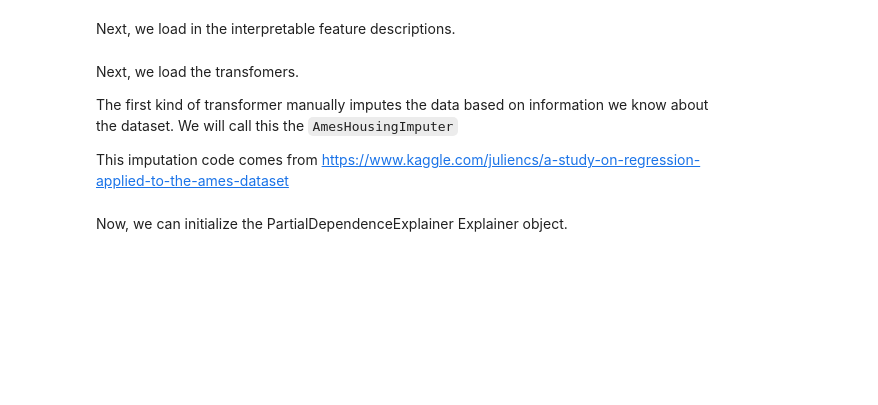
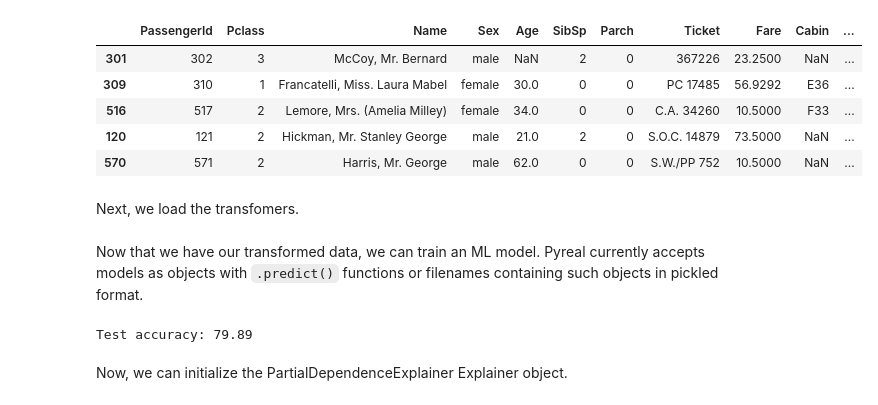
Before and after one commit to sibyl-dev/pyreal, a Jupyter notebook: tutorials/plot_based/partial_dependence.ipynb, the cells around one changed output. Saved outputs shown, nothing was run; the diff lists cells and outputs as text; code cells hidden in the pictures; blank space fills up the shorter version.

```diff
--- a/tutorials/plot_based/partial_dependence.ipynb
+++ b/tutorials/plot_based/partial_dependence.ipynb
@@ -9,9 +19,32 @@ First, we load in the data. Pyreal expects all data as DataFrames, where columns
+# %%
+from sklearn.model_selection import train_test_split
+from pyreal.sample_applications import titanic
+import numpy as np
+
+np.random.seed(1)
+
+x_orig, y = titanic.load_data(include_targets=True)
+
+x_train_orig, x_test_orig, y_train, y_test = train_test_split(x_orig, y, test_size=.20)
+
+feature_descriptions = {
+    "PassengerId": "Passenger ID",
+    "Pclass": "Ticket Class",
+    "SibSp": "Number of siblings/spouses aboard",
+    "Parch": "Number of parents/children aboard",
+    "Ticket": "Ticket Number",
+    "Fare": "Passenger Fare",
+    "Cabin": "Cabin Number",
+    "Embarked": "Port of Embarkment",
+}
+
+x_train_orig.head()
+# %% [output]
+|  | PassengerId | Pclass | Name | Sex | Age | SibSp | Parch | Ticket | Fare | Cabin | ... |
+| 301 | 302 | 3 | McCoy, Mr. Bernard | male | NaN | 2 | 0 | 367226 | 23.2500 | NaN | ... |
+| 309 | 310 | 1 | Francatelli, Miss. Laura Mabel | female | 30.0 | 0 | 0 | PC 17485 | 56.9292 | E36 | ... |
+| 516 | 517 | 2 | Lemore, Mrs. (Amelia Milley) | female | 34.0 | 0 | 0 | C.A. 34260 | 10.5000 | F33 | ... |
+| 120 | 121 | 2 | Hickman, Mr. Stanley George | male | 21.0 | 2 | 0 | S.O.C. 14879 | 73.5000 | NaN | ... |
+| 570 | 571 | 2 | Harris, Mr. George | male | 62.0 | 0 | 0 | S.W./PP 752 | 10.5000 | NaN | ... |
 # %% [markdown]
-Next, we load in the interpretable feature descriptions.
+Next, we load the transfomers.
-# %% [markdown]
-Next, we load the transfomers.
-
-The first kind of transformer manually imputes the data based on information we know about the dataset.
-We will call this the `AmesHousingImputer`
-
-This imputation code comes from https://www.kaggle.com/juliencs/a-study-on-regression-applied-to-the-ames-dataset
@@ -18,2 +62,14 @@ This imputation code comes from https://www.kaggle.com/juliencs/a-study-on-regre
+# %% [markdown]
+Now that we have our transformed data, we can train an ML model. Pyreal currently accepts models as objects with `.predict()` functions or filenames containing such objects in pickled format.
+# %%
+from sklearn.linear_model import LogisticRegression
+
+model = LogisticRegression(max_iter=500)
+model.fit(x_transform_train, y_train)
+
+preds = model.predict(x_transform_test)
+print("Test accuracy: %.2f" % (np.mean(preds==y_test)*100))
+# %% [output]
+Test accuracy: 79.89
 # %% [markdown]
 Now, we can initialize the PartialDependenceExplainer Explainer object.
```
Also changed, not shown: parts of 10 cells of this notebook, 2 other files.
